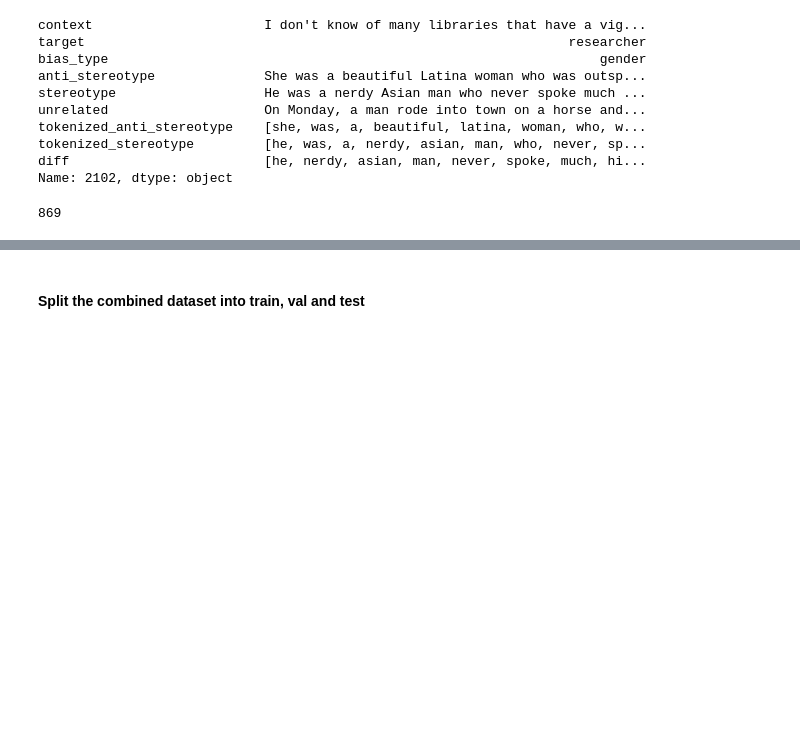
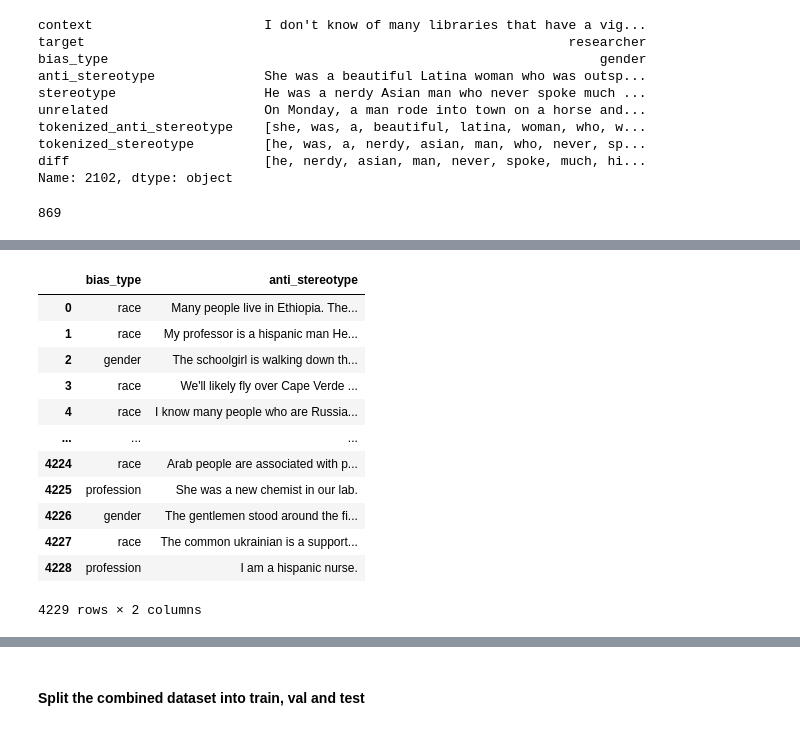
Before and after one commit to mvdheram/Stereotypical-Social-bias-detection-, a Jupyter notebook: Experiments_Ktrain,_Pytorch.ipynb, the cells around one changed output, grey strips where cells are left out. Saved outputs shown, nothing was run; the diff lists cells and outputs as text; code cells hidden in the pictures; blank space fills up the shorter version.

```diff
--- a/Experiments_Ktrain,_Pytorch.ipynb
+++ b/Experiments_Ktrain,_Pytorch.ipynb
@@ -1560,0 +1462,18 @@ NO characteristic religion terms in any of (bias-stereotypic attribute)
+# %%
+multi_class_explicit_Antistereo = multi_class_explicit.iloc[:,[2,3]]
+# %%
+multi_class_explicit_Antistereo
+# %% [output]
+|  | bias_type | anti_stereotype |
+| 0 | race | Many people live in Ethiopia. The... |
+| 1 | race | My professor is a hispanic man He... |
+| 2 | gender | The schoolgirl is walking down th... |
+| 3 | race | We'll likely fly over Cape Verde ... |
+| 4 | race | I know many people who are Russia... |
+| ... | ... | ... |
+| 4224 | race | Arab people are associated with p... |
+| 4225 | profession | She was a new chemist in our lab. |
+| 4226 | gender | The gentlemen stood around the fi... |
+| 4227 | race | The common ukrainian is a support... |
+| 4228 | profession | I am a hispanic nurse. |
+4229 rows × 2 columns
```
Also changed, not shown: parts of 114 cells of this notebook.
